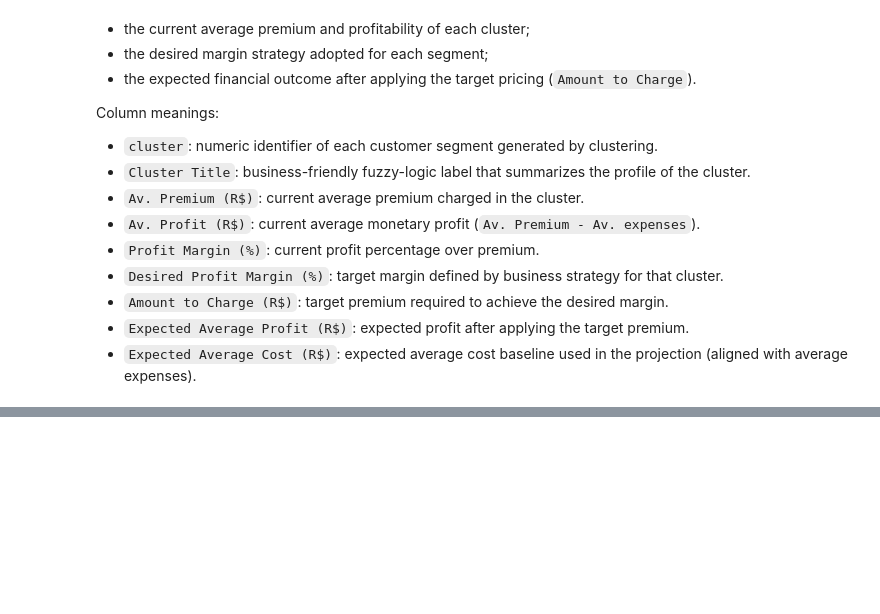
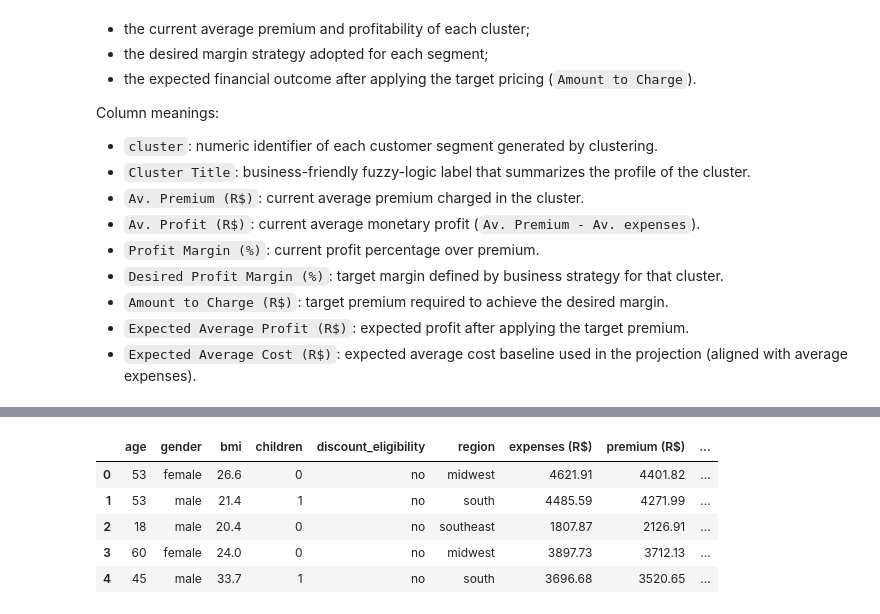
Before and after one commit to renancaetan0/prediction_methods_health_insurance, a Jupyter notebook: notebooks/linear_regression_and_clustering_compairson_health_insurance_case.ipynb, the cells around one changed output, grey strips where cells are left out. Saved outputs shown, nothing was run; the diff lists cells and outputs as text; code cells hidden in the pictures; blank space fills up the shorter version.

Commit message:
feat: add client-level pricing simulation (training set)

```diff
--- a/notebooks/linear_regression_and_clustering_compairson_health_insurance_case.ipynb
+++ b/notebooks/linear_regression_and_clustering_compairson_health_insurance_case.ipynb
@@ -1757,0 +1769,43 @@ Column meanings:
+# %%
+# creating a client-level dataframe from the 80% training base (already with cluster per client)
+client_cluster_pricing_df = base_health_insurance_train_df.copy()  # keeping all original columns
+
+# creating a lookup from cluster to target amount to charge
+amount_to_charge_by_cluster = cluster_analysis_business_df["Amount to Charge (R$)"]  # index = cluster
+
+# adding pricing column per client
+client_cluster_pricing_df["Amount to Charge (R$)"] = client_cluster_pricing_df["cluster"].map(
+    amount_to_charge_by_cluster
+)  # assigning target amount by cluster
+
+# adding requested profit columns with (R$) in the title
+client_cluster_pricing_df["Profit we'd have (R$)"] = (
+    client_cluster_pricing_df["Amount to Charge (R$)"] - client_cluster_pricing_df["expenses"]
+).round(2)  # hypothetical profit using target charge
+
+client_cluster_pricing_df["Profit we made (R$)"] = (
+    client_cluster_pricing_df["premium"] - client_cluster_pricing_df["expenses"]
+).round(2)  # actual profit using current premium
+
+# creating a display copy with wrapped headers for long column names
+client_cluster_pricing_display_df = client_cluster_pricing_df.rename(
+    columns={
+        "expenses": "expenses (R$)",  # wrapping long header
+        "premium": "premium (R$)",  # wrapping long header
+        "discount_eligibility": "discount_eligibility",  # wrapping long header
+        "discount_eligibility_binary": "discount_eligibility",  # wrapping long header
+        "Amount to Charge (R$)": "Amount to Charge (R$)",  # wrapping long header
+        "Profit we'd have (R$)": "Profit we'd have (R$)",  # wrapping long header
+        "Profit we made (R$)": "Profit we made (R$)",  # wrapping long header
+    }
+)
+
+# displaying result
+display(client_cluster_pricing_display_df.head())  # change to display(...) if you want all rows
+# %% [output]
+|  | age | gender | bmi | children | discount_eligibility | region | expenses (R$) | premium (R$) | ... |
+| 0 | 53 | female | 26.6 | 0 | no | midwest | 4621.91 | 4401.82 | ... |
+| 1 | 53 | male | 21.4 | 1 | no | south | 4485.59 | 4271.99 | ... |
+| 2 | 18 | male | 20.4 | 0 | no | southeast | 1807.87 | 2126.91 | ... |
+| 3 | 60 | female | 24.0 | 0 | no | midwest | 3897.73 | 3712.13 | ... |
+| 4 | 45 | male | 33.7 | 1 | no | south | 3696.68 | 3520.65 | ... |
```
Also changed, not shown: parts of 1 cell of this notebook.
